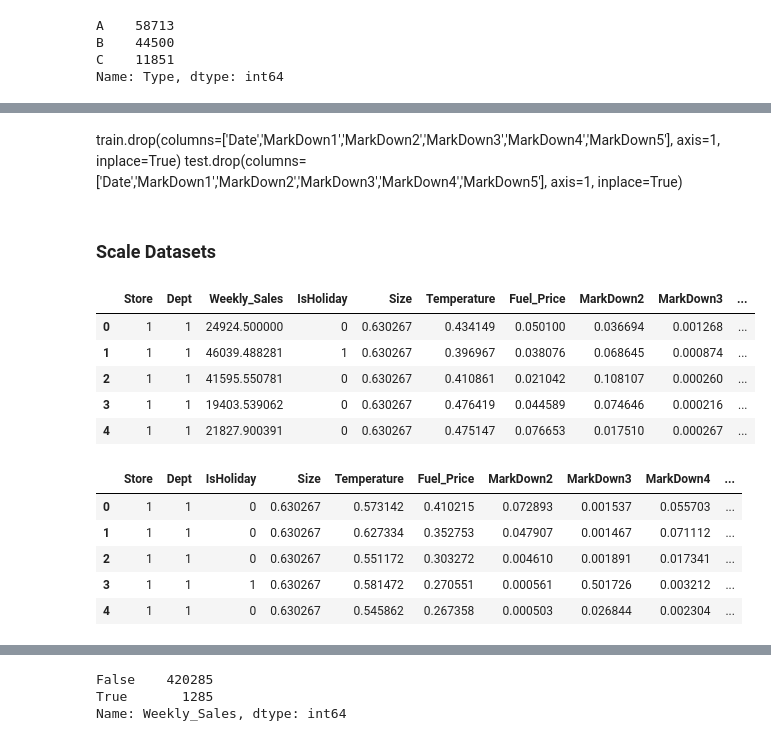
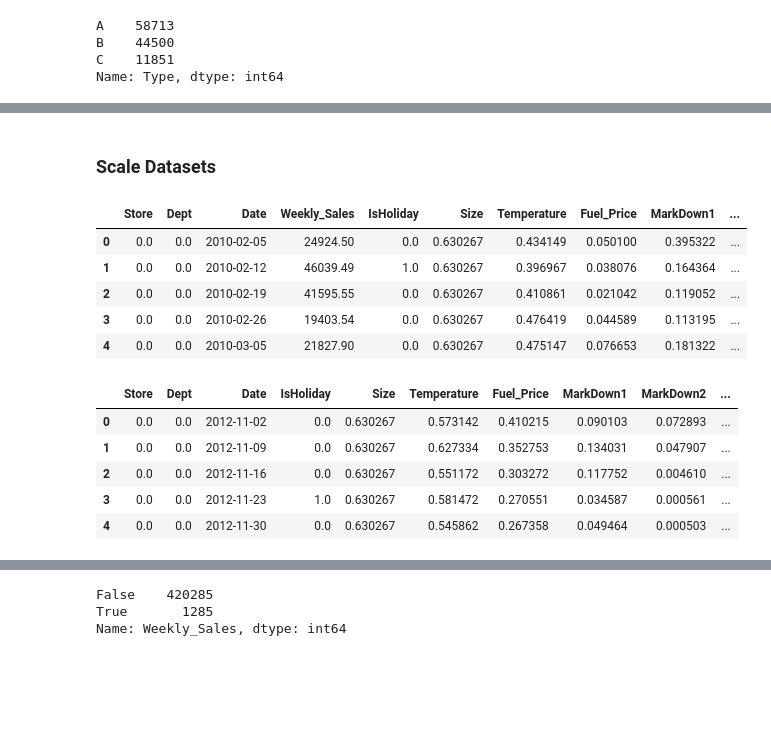
Before and after one commit to nitinx/ml-store-sales-forecast, a Jupyter notebook: WalmartStoreSales.ipynb, the cells around one changed output, grey strips where cells are left out. Saved outputs shown, nothing was run; the diff lists cells and outputs as text; code cells hidden in the pictures; blank space fills up the shorter version.

```diff
--- a/WalmartStoreSales.ipynb
+++ b/WalmartStoreSales.ipynb
@@ -777 +600,5 @@ submission = test[['Store', 'Dept', 'Date']].copy()
+# %%
+# Restore checkpoint
+train = pd.read_csv("train_prescaled.csv")
+test = pd.read_csv("test_prescaled.csv")
 # %%
@@ -781,33 +609,25 @@ submission.drop(['Store', 'Dept', 'Date'], axis=1, inplace=True)
-# %% [markdown]
-train.drop(columns=['Date','MarkDown1','MarkDown2','MarkDown3','MarkDown4','MarkDown5'], axis=1, inplace=True)
-test.drop(columns=['Date','MarkDown1','MarkDown2','MarkDown3','MarkDown4','MarkDown5'], axis=1, inplace=True)
-# %%
-train.drop(columns=['Date'], axis=1, inplace=True)
-test.drop(columns=['Date'], axis=1, inplace=True)
-# %%
-train.drop(columns=['MarkDown1'], axis=1, inplace=True)
-test.drop(columns=['MarkDown1'], axis=1, inplace=True)
 # %% [markdown]
 ### Scale Datasets
 # %%
 # Initialize a scaler, then apply it to the features
 scaler = MinMaxScaler() # default=(0, 1)
-#numerical = ['Size', 'Temperature', 'Fuel_Price', 'CPI', 'Unemployment']
-numerical = ['Size', 'Temperature', 'Fuel_Price', 'CPI', 'Unemployment',
-             'MarkDown2','MarkDown3','MarkDown4','MarkDown5']
+
+numerical = ['Store', 'Dept', 'IsHoliday', 'Size', 'Temperature', 'Fuel_Price',
+             'CPI', 'Unemployment', 'Week', 'Type_A', 'Type_B', 'Type_C',
+             'MarkDown1','MarkDown2','MarkDown3','MarkDown4','MarkDown5']
 
 train_scaled = pd.DataFrame(data = train)
 train_scaled[numerical] = scaler.fit_transform(train[numerical])
 
 # Show an example of a record with scaling applied
 display(train_scaled.head(n = 5))
 # %% [output]
-|  | Store | Dept | Weekly_Sales | IsHoliday | Size | Temperature | Fuel_Price | MarkDown2 | MarkDown3 | ... |
-| 0 | 1 | 1 | 24924.500000 | 0 | 0.630267 | 0.434149 | 0.050100 | 0.036694 | 0.001268 | ... |
-| 1 | 1 | 1 | 46039.488281 | 1 | 0.630267 | 0.396967 | 0.038076 | 0.068645 | 0.000874 | ... |
-| 2 | 1 | 1 | 41595.550781 | 0 | 0.630267 | 0.410861 | 0.021042 | 0.108107 | 0.000260 | ... |
-| 3 | 1 | 1 | 19403.539062 | 0 | 0.630267 | 0.476419 | 0.044589 | 0.074646 | 0.000216 | ... |
-| 4 | 1 | 1 | 21827.900391 | 0 | 0.630267 | 0.475147 | 0.076653 | 0.017510 | 0.000267 | ... |
+|  | Store | Dept | Date | Weekly_Sales | IsHoliday | Size | Temperature | Fuel_Price | MarkDown1 | ... |
+| 0 | 0.0 | 0.0 | 2010-02-05 | 24924.50 | 0.0 | 0.630267 | 0.434149 | 0.050100 | 0.395322 | ... |
+| 1 | 0.0 | 0.0 | 2010-02-12 | 46039.49 | 1.0 | 0.630267 | 0.396967 | 0.038076 | 0.164364 | ... |
+| 2 | 0.0 | 0.0 | 2010-02-19 | 41595.55 | 0.0 | 0.630267 | 0.410861 | 0.021042 | 0.119052 | ... |
+| 3 | 0.0 | 0.0 | 2010-02-26 | 19403.54 | 0.0 | 0.630267 | 0.476419 | 0.044589 | 0.113195 | ... |
+| 4 | 0.0 | 0.0 | 2010-03-05 | 21827.90 | 0.0 | 0.630267 | 0.475147 | 0.076653 | 0.181322 | ... |
 # %%
 test_scaled = pd.DataFrame(data = test)
 test_scaled[numerical] = scaler.fit_transform(test[numerical])
@@ -815,10 +635,10 @@ test_scaled[numerical] = scaler.fit_transform(test[numerical])
 # Show an example of a record with scaling applied
 display(test_scaled.head(n = 5))
 # %% [output]
-|  | Store | Dept | IsHoliday | Size | Temperature | Fuel_Price | MarkDown2 | MarkDown3 | MarkDown4 | ... |
-| 0 | 1 | 1 | 0 | 0.630267 | 0.573142 | 0.410215 | 0.072893 | 0.001537 | 0.055703 | ... |
-| 1 | 1 | 1 | 0 | 0.630267 | 0.627334 | 0.352753 | 0.047907 | 0.001467 | 0.071112 | ... |
-| 2 | 1 | 1 | 0 | 0.630267 | 0.551172 | 0.303272 | 0.004610 | 0.001891 | 0.017341 | ... |
-| 3 | 1 | 1 | 1 | 0.630267 | 0.581472 | 0.270551 | 0.000561 | 0.501726 | 0.003212 | ... |
-| 4 | 1 | 1 | 0 | 0.630267 | 0.545862 | 0.267358 | 0.000503 | 0.026844 | 0.002304 | ... |
+|  | Store | Dept | Date | IsHoliday | Size | Temperature | Fuel_Price | MarkDown1 | MarkDown2 | ... |
+| 0 | 0.0 | 0.0 | 2012-11-02 | 0.0 | 0.630267 | 0.573142 | 0.410215 | 0.090103 | 0.072893 | ... |
+| 1 | 0.0 | 0.0 | 2012-11-09 | 0.0 | 0.630267 | 0.627334 | 0.352753 | 0.134031 | 0.047907 | ... |
+| 2 | 0.0 | 0.0 | 2012-11-16 | 0.0 | 0.630267 | 0.551172 | 0.303272 | 0.117752 | 0.004610 | ... |
+| 3 | 0.0 | 0.0 | 2012-11-23 | 1.0 | 0.630267 | 0.581472 | 0.270551 | 0.034587 | 0.000561 | ... |
+| 4 | 0.0 | 0.0 | 2012-11-30 | 0.0 | 0.630267 | 0.545862 | 0.267358 | 0.049464 | 0.000503 | ... |
 # %%
```
Also changed, not shown: parts of 144 cells of this notebook.
